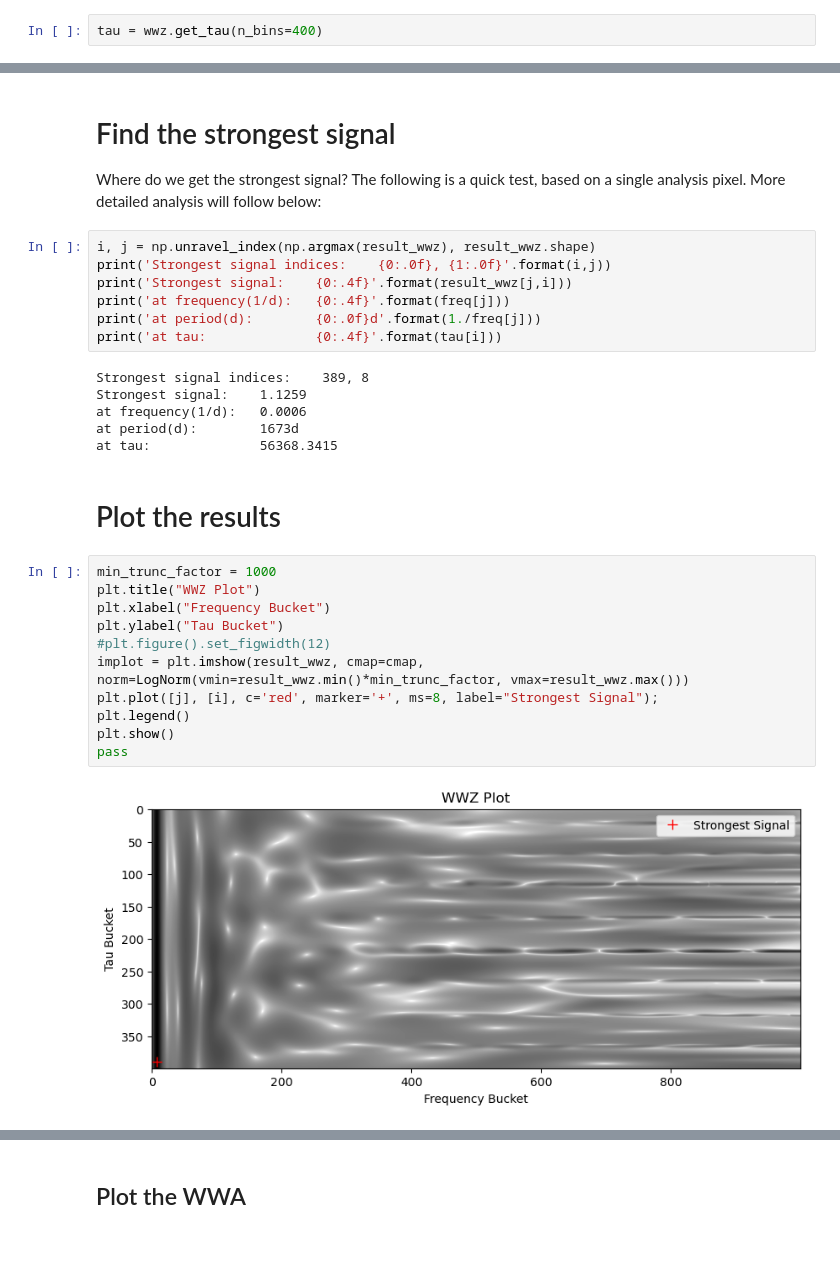
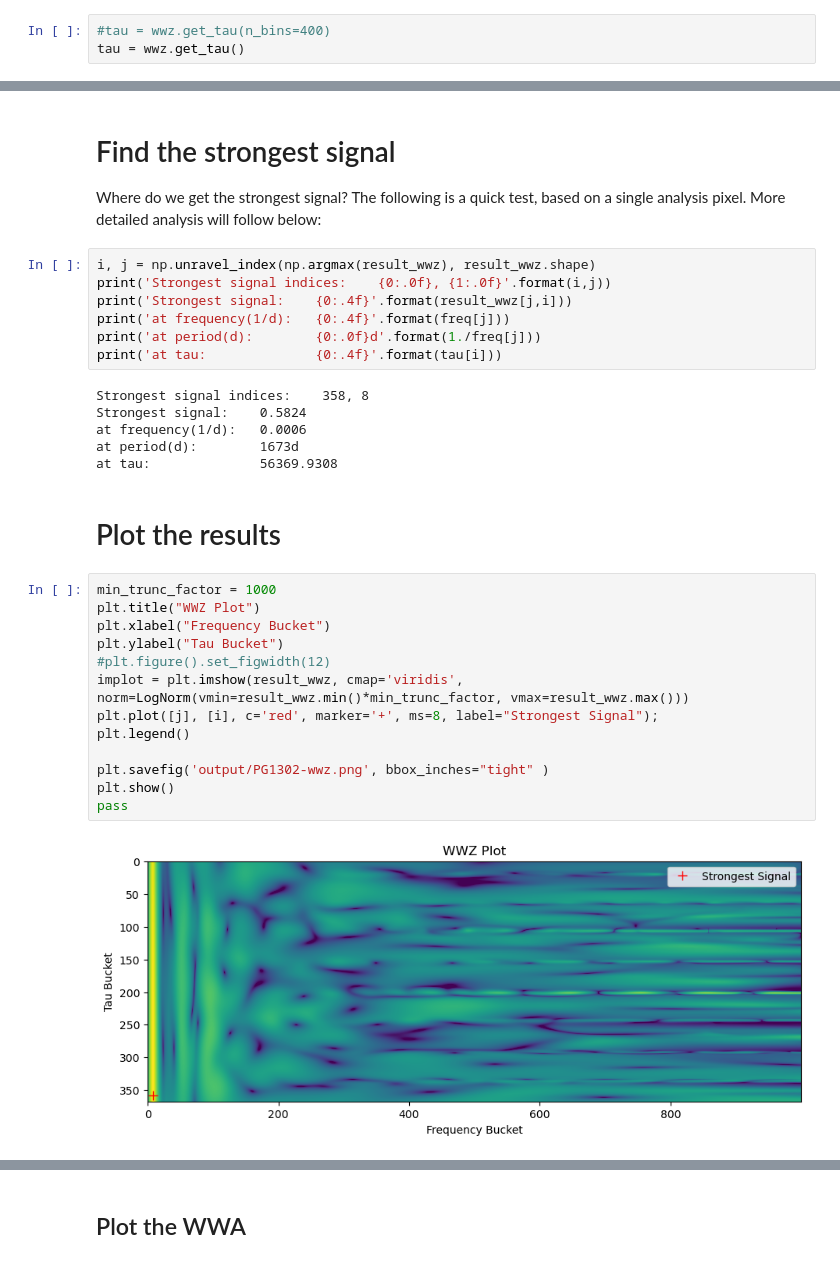
Before and after one commit to skp80286/smbhb_detection, a Jupyter notebook: wwz_analysis.ipynb, the cells around one changed output, grey strips where cells are left out. Cells and saved outputs as stored; diff of their text form.

```diff
--- a/wwz_analysis.ipynb
+++ b/wwz_analysis.ipynb
@@ -90,7 +88,8 @@ Number of frequencies:       1000
 
 The `WWZ` class has a method `get_tau()` to create an array of time points for the analysis. By default the method will use the stored data to determine the earliest and latest time point:
 # %%
-tau = wwz.get_tau(n_bins=400)
+#tau = wwz.get_tau(n_bins=400)
+tau = wwz.get_tau()
 # %% [output]
 Linear range of tau (time points) created with
 Earliest time:            53496.2
@@ -148,26 +147,28 @@ print('at frequency(1/d):   {0:.4f}'.format(freq[j]))
 print('at period(d):        {0:.0f}d'.format(1./freq[j]))
 print('at tau:              {0:.4f}'.format(tau[i]))
 # %% [output]
-Strongest signal indices:    389, 8
-Strongest signal:    1.1259
+Strongest signal indices:    358, 8
+Strongest signal:    0.5824
 at frequency(1/d):   0.0006
 at period(d):        1673d
-at tau:              56368.3415
+at tau:              56369.9308
 # %% [markdown]
 # Plot the results
 # %%
 min_trunc_factor = 1000
 plt.title("WWZ Plot")
 plt.xlabel("Frequency Bucket")
 plt.ylabel("Tau Bucket")
 #plt.figure().set_figwidth(12)
-implot = plt.imshow(result_wwz, cmap=cmap, norm=LogNorm(vmin=result_wwz.min()*min_trunc_factor, vmax=result_wwz.max()))
+implot = plt.imshow(result_wwz, cmap='viridis', norm=LogNorm(vmin=result_wwz.min()*min_trunc_factor, vmax=result_wwz.max()))
 plt.plot([j], [i], c='red', marker='+', ms=8, label="Strongest Signal");
 plt.legend()
+
+plt.savefig('output/PG1302-wwz.png', bbox_inches="tight" )
 plt.show()
 pass
 # %% [output]
-[figure, old version]
+[figure, new version]
 # %%
 pd.DataFrame(result_wwz.flatten()).describe()
 # %% [output]
```
Also changed, not shown: parts of 8 cells of this notebook, 6 other files.
